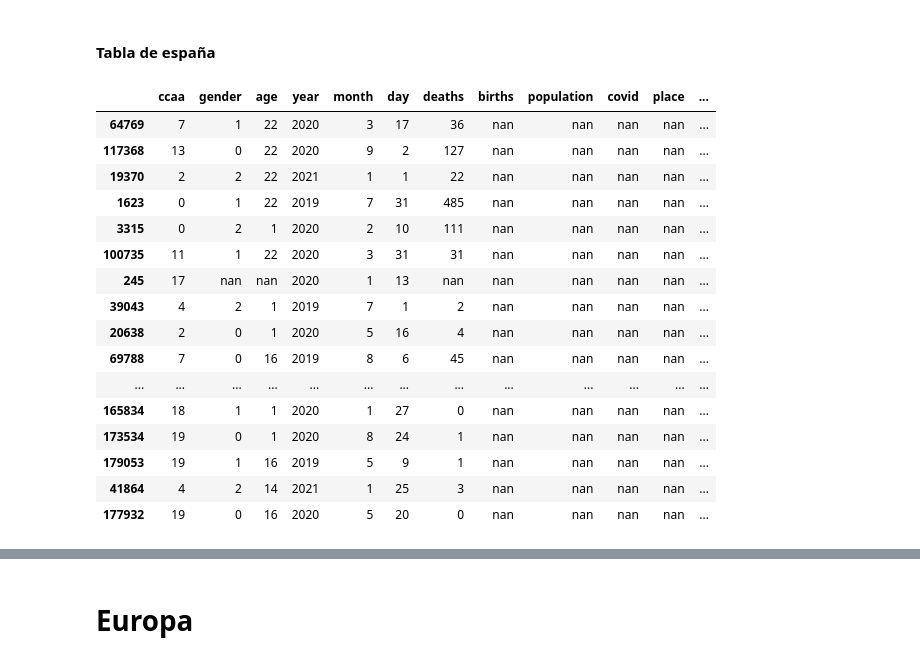
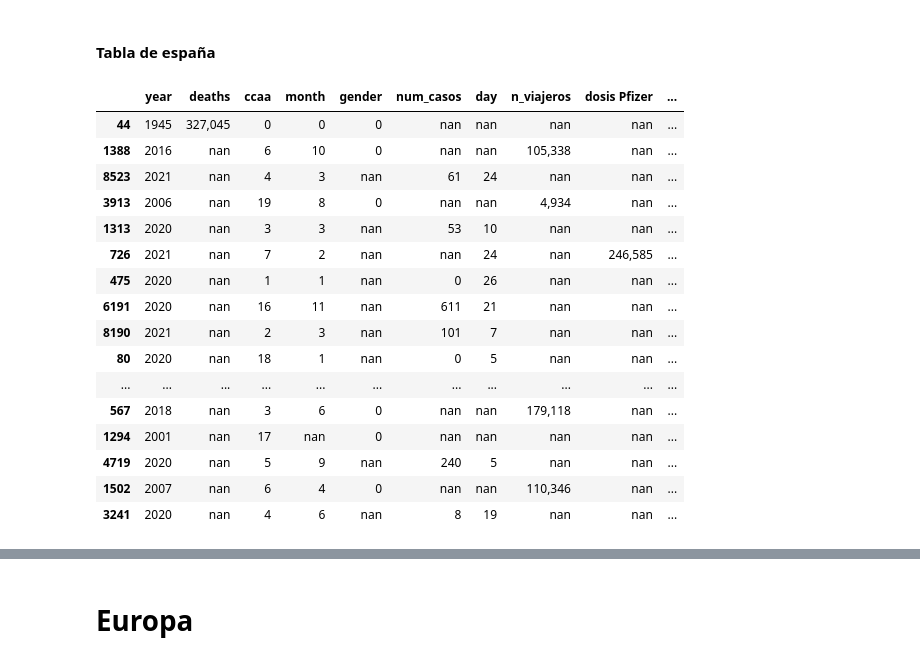
Before and after one commit to RodriGuerra98/TFG21RG, a Jupyter notebook: visualization_covid.ipynb, the cells around one changed output, grey strips where cells are left out. Cells and saved outputs as stored; diff of their text form; code cells hidden in the pictures.

Commit message:
Falta revisar la tabla definitiva de españa

```diff
--- a/visualization_covid.ipynb
+++ b/visualization_covid.ipynb
@@ -671,19 +668,30 @@ df_deaths_covid_spain.head(n=50)
 # %% [markdown]
 ##### Defunciones en españa
 # %%
-df_defunciones_spain_total = pd.concat([df_defunciones_spain_1900_2020, df_defunciones_spain_1991_2018, df_defunciones_spain_2019, df_defunciones_spain_2020])
-# df_defunciones_spain_total["deaths"] = df_defunciones_spain_total["deaths"].interpolate()
+df_defunciones_spain_total = pd.concat(
+    [
+     df_defunciones_spain_1900_2020,
+     df_defunciones_spain_1991_2018,
+     df_defunciones_spain_2019,
+     df_defunciones_spain_2020
+     ])
+
 df_defunciones_spain_total = df_defunciones_spain_total.fillna(0)
 
+## Sort and apply same format for all the rows
 df_defunciones_spain_total = df_defunciones_spain_total.sort_values(by=["year", "month"])
 df_defunciones_spain_total["Periodo"] = df_defunciones_spain_total["year"].apply(str) + "_" + df_defunciones_spain_total["month"].apply(str)
 
+## Gráfico con todos los datos relacionados a defunciones en España
 fig = px.line(df_defunciones_spain_total[df_defunciones_spain_total["gender"] == 0], x="Periodo", y="deaths", color="ccaa",
               line_group="ccaa",
               title="Defunciones en España Anual desde 1900 hasta 2016.<br>Desde 2006 hasta 2020 anual (ccaa).<br>Desde 2016 a 2021 mensual")
 fig.show()
+
 df_defunciones_spain_total =  df_defunciones_spain_total.drop("Periodo", axis=1)
-df_defunciones_spain_total.tail(n=50)
+df_defunciones_spain_total =  df_defunciones_spain_total.drop_duplicates()
+
+df_defunciones_spain_total[df_defunciones_spain_total["year"] == 2020]
 # %% [output]
 [interactive output not drawn]
 |  | year | deaths | ccaa | month | gender |
@@ -1021,7 +1022,7 @@ fig.show()
 df_viajeros = extraerEnteros(df_viajeros, "ccaa")
 df_viajeros = splitYearMonth(df_viajeros, "Periodo")
 
-df_viajeros["gender"] = 2
+df_viajeros["gender"] = 0
 df_viajeros = df_viajeros[["ccaa","year", "month", "n_viajeros", "gender"]]
 
 df_viajeros.sample(n=50)
@@ -1049,37 +1050,31 @@ df_viajeros.sample(n=50)
 # %%
 # [ccaa	anio	mes	dia	sexo	edad	cod_ambito	defunciones_teoricas	defunciones	mortalidad	nacimientos	poblacion	defunciones_covid	covid19	lugar_de_ocurrencia	semana	n_casos	causa_muerte	n_turistas]
 df_spain = pd.concat(
-    [df_covid_momo,
-     df_defunciones_spain_total,
-     df_births_spain,
-     df_population_spain,
-     df_deaths_covid_spain,
-     df_mortality_covid_spain,
-     df_cause_covid_spain,
-     df_deaths_cause_spain,
+    [df_defunciones_spain_total,
      df_ncasos_covid,
      df_viajeros,
-     df_vacunas_spain
+     df_vacunas_spain,
+     df_population_spain
      ], axis=0)
 df_spain = df_spain.apply(pd.to_numeric) # convert all columns of DataFrame
 
 df_spain.sample(n=50)
 # %% [output]
-|  | ccaa | gender | age | year | month | day | deaths | births | population | covid | place | ... |
-| 64769 | 7 | 1 | 22 | 2020 | 3 | 17 | 36 | nan | nan | nan | nan | ... |
-| 117368 | 13 | 0 | 22 | 2020 | 9 | 2 | 127 | nan | nan | nan | nan | ... |
-| 19370 | 2 | 2 | 22 | 2021 | 1 | 1 | 22 | nan | nan | nan | nan | ... |
-| 1623 | 0 | 1 | 22 | 2019 | 7 | 31 | 485 | nan | nan | nan | nan | ... |
-| 3315 | 0 | 2 | 1 | 2020 | 2 | 10 | 111 | nan | nan | nan | nan | ... |
-| 100735 | 11 | 1 | 22 | 2020 | 3 | 31 | 31 | nan | nan | nan | nan | ... |
-| 245 | 17 | nan | nan | 2020 | 1 | 13 | nan | nan | nan | nan | nan | ... |
-| 39043 | 4 | 2 | 1 | 2019 | 7 | 1 | 2 | nan | nan | nan | nan | ... |
-| 20638 | 2 | 0 | 1 | 2020 | 5 | 16 | 4 | nan | nan | nan | nan | ... |
-| 69788 | 7 | 0 | 16 | 2019 | 8 | 6 | 45 | nan | nan | nan | nan | ... |
-| ... | ... | ... | ... | ... | ... | ... | ... | ... | ... | ... | ... | ... |
-| 165834 | 18 | 1 | 1 | 2020 | 1 | 27 | 0 | nan | nan | nan | nan | ... |
-| 173534 | 19 | 0 | 1 | 2020 | 8 | 24 | 1 | nan | nan | nan | nan | ... |
-| 179053 | 19 | 1 | 16 | 2019 | 5 | 9 | 1 | nan | nan | nan | nan | ... |
-| 41864 | 4 | 2 | 14 | 2021 | 1 | 25 | 3 | nan | nan | nan | nan | ... |
-| 177932 | 19 | 0 | 16 | 2020 | 5 | 20 | 0 | nan | nan | nan | nan | ... |
+|  | year | deaths | ccaa | month | gender | num_casos | day | n_viajeros | dosis Pfizer | ... |
+| 44 | 1945 | 327,045 | 0 | 0 | 0 | nan | nan | nan | nan | ... |
+| 1388 | 2016 | nan | 6 | 10 | 0 | nan | nan | 105,338 | nan | ... |
+| 8523 | 2021 | nan | 4 | 3 | nan | 61 | 24 | nan | nan | ... |
+| 3913 | 2006 | nan | 19 | 8 | 0 | nan | nan | 4,934 | nan | ... |
+| 1313 | 2020 | nan | 3 | 3 | nan | 53 | 10 | nan | nan | ... |
+| 726 | 2021 | nan | 7 | 2 | nan | nan | 24 | nan | 246,585 | ... |
+| 475 | 2020 | nan | 1 | 1 | nan | 0 | 26 | nan | nan | ... |
+| 6191 | 2020 | nan | 16 | 11 | nan | 611 | 21 | nan | nan | ... |
+| 8190 | 2021 | nan | 2 | 3 | nan | 101 | 7 | nan | nan | ... |
+| 80 | 2020 | nan | 18 | 1 | nan | 0 | 5 | nan | nan | ... |
+| ... | ... | ... | ... | ... | ... | ... | ... | ... | ... | ... |
+| 567 | 2018 | nan | 3 | 6 | 0 | nan | nan | 179,118 | nan | ... |
+| 1294 | 2001 | nan | 17 | nan | 0 | nan | nan | nan | nan | ... |
+| 4719 | 2020 | nan | 5 | 9 | nan | 240 | 5 | nan | nan | ... |
+| 1502 | 2007 | nan | 6 | 4 | 0 | nan | nan | 110,346 | nan | ... |
+| 3241 | 2020 | nan | 4 | 6 | nan | 8 | 19 | nan | nan | ... |
 # %%
```
Also changed, not shown: parts of 18 cells of this notebook.
